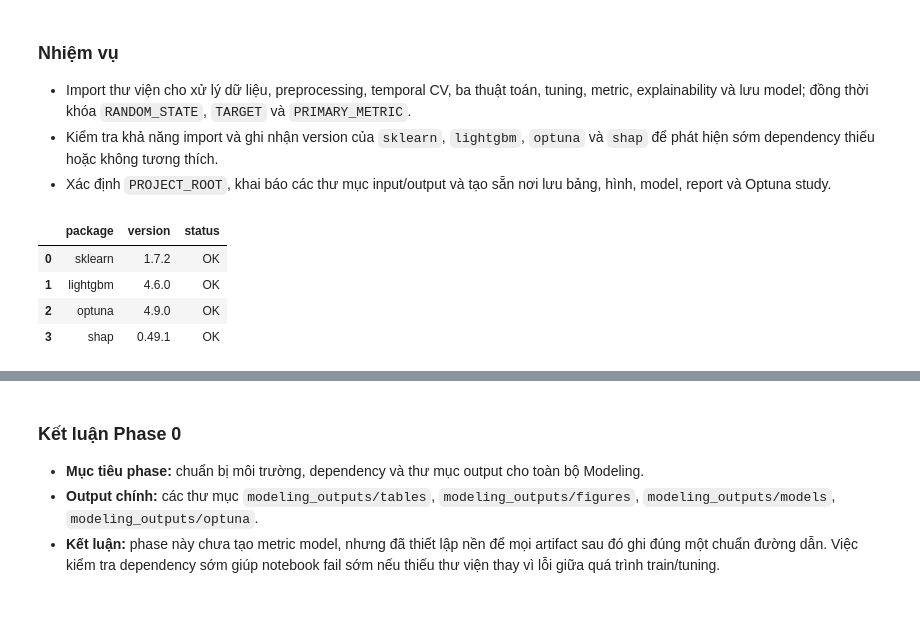
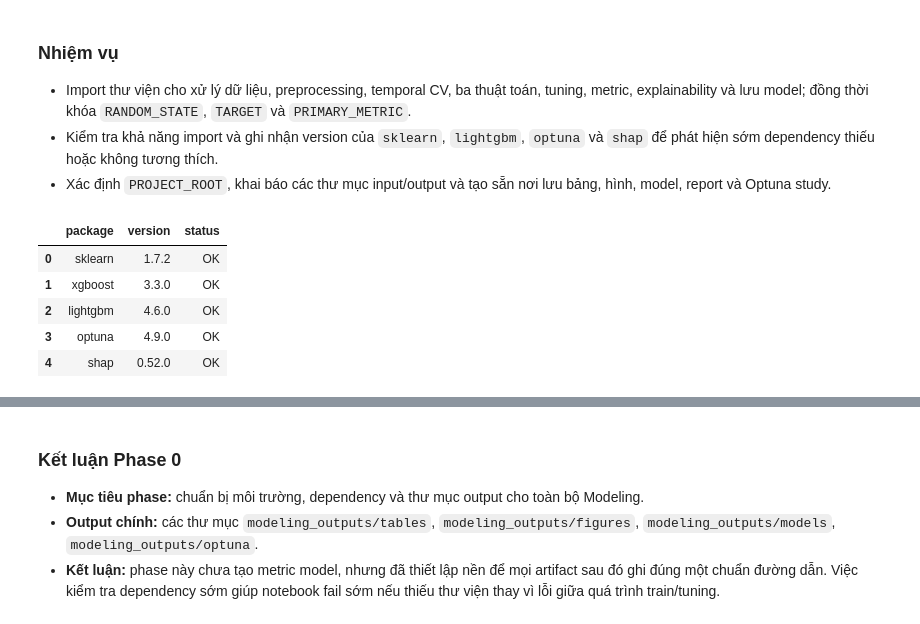
Before and after one commit to AIThucChien2026/VSF_DS_NguyenBaHao, a Jupyter notebook: report_2026_06_14/4_Modeling.ipynb, the cells around one changed output, grey strips where cells are left out. Drawn from its saved outputs; the diff is of its cells as text; code cells hidden in the pictures.

```diff
--- a/report_2026_06_14/4_Modeling.ipynb
+++ b/report_2026_06_14/4_Modeling.ipynb
@@ -84,19 +85,20 @@ PRIMARY_METRIC = "average_precision"
 # %%
 # Phase 0.2 - Kiểm tra dependency
 dependency_rows = []
-for package in ["sklearn", "lightgbm", "optuna", "shap"]:
+for package in ["sklearn","xgboost", "lightgbm", "optuna", "shap"]:
     module = importlib.import_module(package)
     dependency_rows.append(
         {"package": package, "version": getattr(module, "__version__", "unknown"), "status": "OK"}
     )
 dependency_audit = pd.DataFrame(dependency_rows)
 display(dependency_audit)
 # %% [output]
 |  | package | version | status |
 | 0 | sklearn | 1.7.2 | OK |
-| 1 | lightgbm | 4.6.0 | OK |
-| 2 | optuna | 4.9.0 | OK |
-| 3 | shap | 0.49.1 | OK |
+| 1 | xgboost | 3.3.0 | OK |
+| 2 | lightgbm | 4.6.0 | OK |
+| 3 | optuna | 4.9.0 | OK |
+| 4 | shap | 0.52.0 | OK |
 # %%
 # Phase 0.3 - Khai báo đường dẫn
 PROJECT_ROOT = Path.cwd()
```
Also changed, not shown: parts of 21 cells of this notebook, 2 other files.
